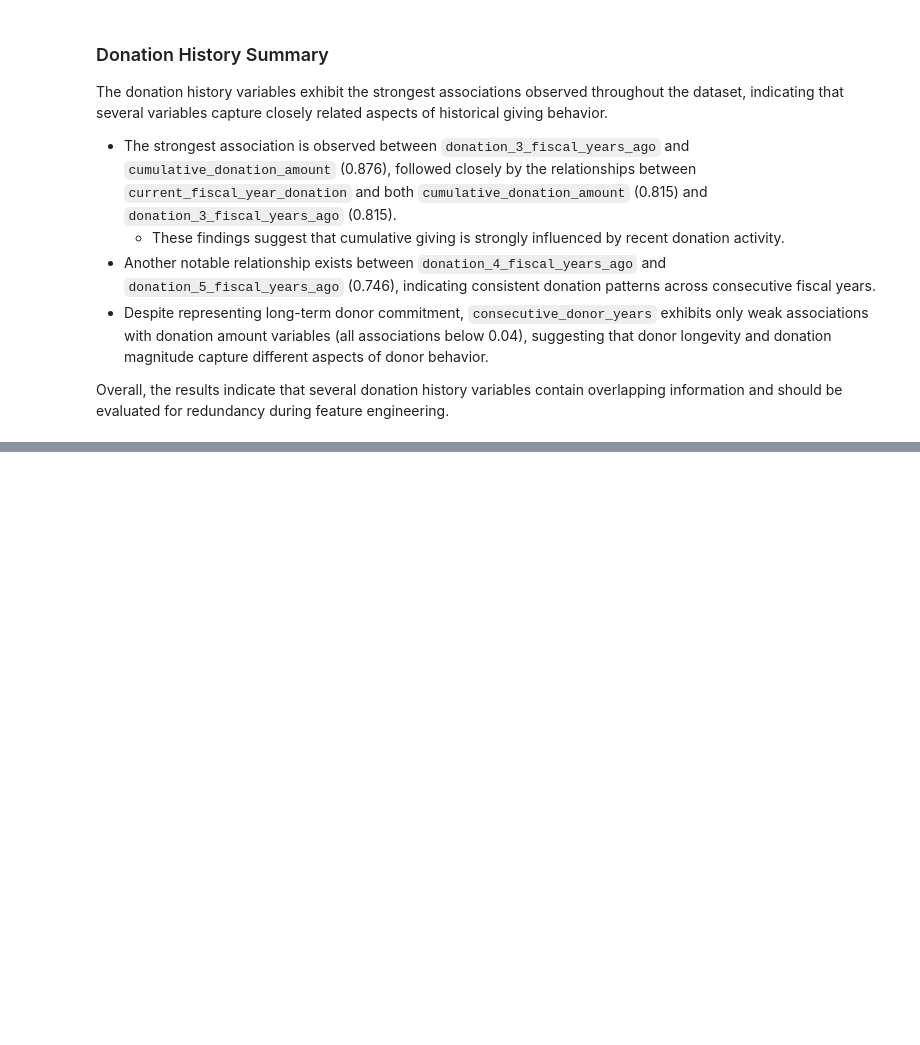
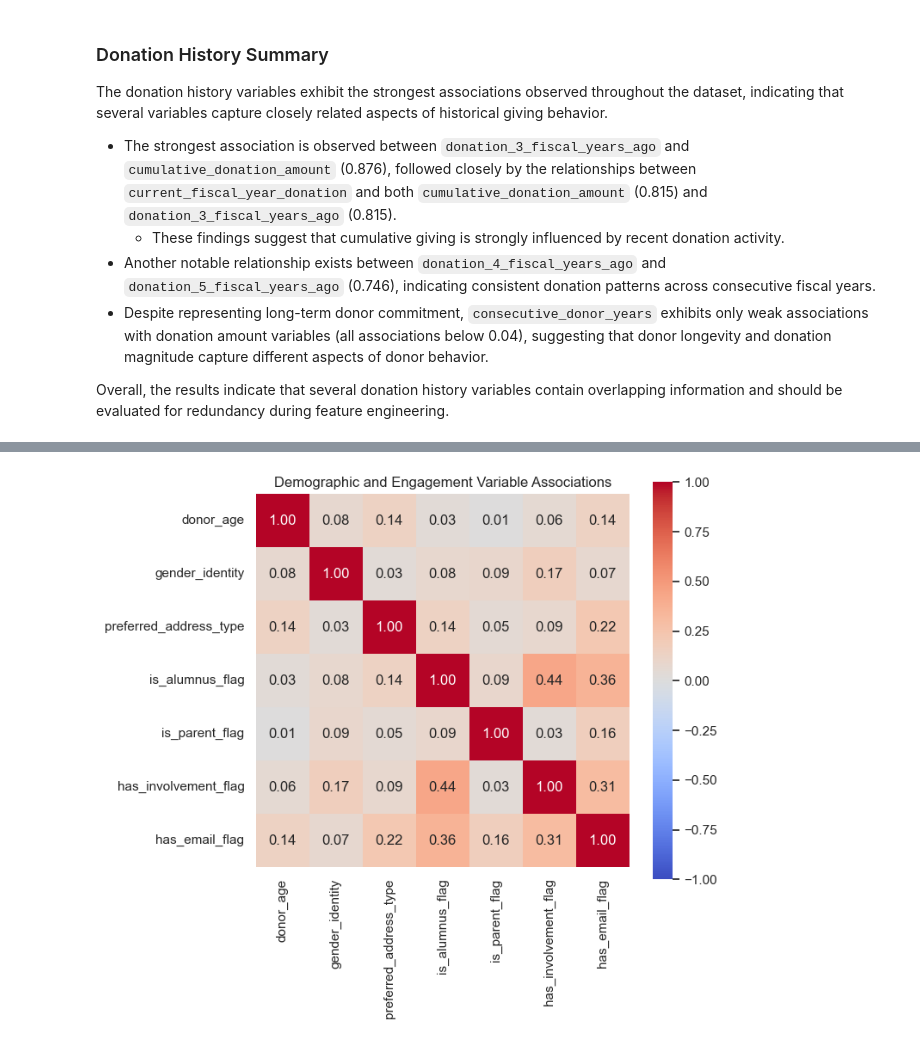
Before and after one commit to MDarkHead/red-cross-donor-prediction, a Jupyter notebook: notebooks/03_dython_analysis.ipynb, the cells around one changed output, grey strips where cells are left out. Cells and saved outputs as stored; diff of their text form; code cells hidden in the pictures; blank space fills up the shorter version.

Commit message:
P3; Task 5: Analyze Demographic and Engagement Variables Complete

```diff
--- a/notebooks/03_dython_analysis.ipynb
+++ b/notebooks/03_dython_analysis.ipynb
@@ -483,3 +483,22 @@ The donation history variables exhibit the strongest associations observed throu
 - Despite representing long-term donor commitment, `consecutive_donor_years` exhibits only weak associations with donation amount variables (all associations below 0.04), suggesting that donor longevity and donation magnitude capture different aspects of donor behavior.
 
 Overall, the results indicate that several donation history variables contain overlapping information and should be evaluated for redundancy during feature engineering.
+# %%
+# Demographic and engagement variables
+demographic_engagement_features = [
+    "donor_age",
+    "gender_identity",
+    "preferred_address_type",
+    "is_alumnus_flag",
+    "is_parent_flag",
+    "has_involvement_flag",
+    "has_email_flag"
+]
+# %%
+# Extract demographic engagement association matrix
+demographic_engagement_matrix = association_matrix.loc[
+    demographic_engagement_features,
+    demographic_engagement_features
+]
+
+demographic_engagement_matrix
@@ -485,0 +514,18 @@ Overall, the results indicate that several donation history variables contain ov
+# %%
+# Demographic and engagement heatmap
+plt.figure(figsize=(7, 6))
+
+sns.heatmap(
+    demographic_engagement_matrix,
+    annot=True,
+    fmt=".2f",
+    cmap="coolwarm",
+    vmin=-1,
+    vmax=1,
+    square=True
+)
+
+plt.title("Demographic and Engagement Variable Associations")
+plt.show()
+# %% [output]
+[figure, added]
```
Also changed, not shown: parts of 4 cells of this notebook.
